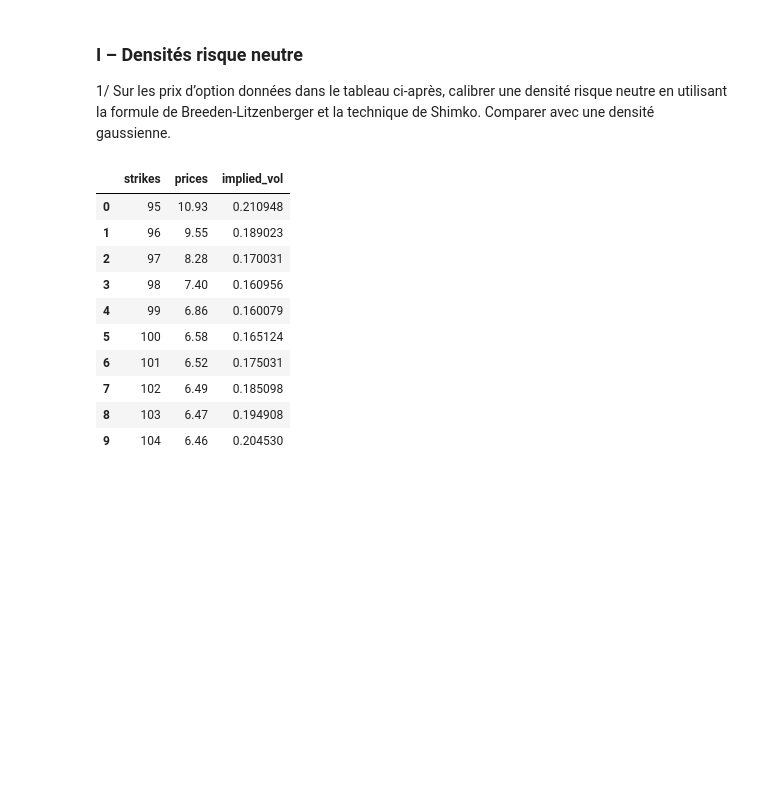
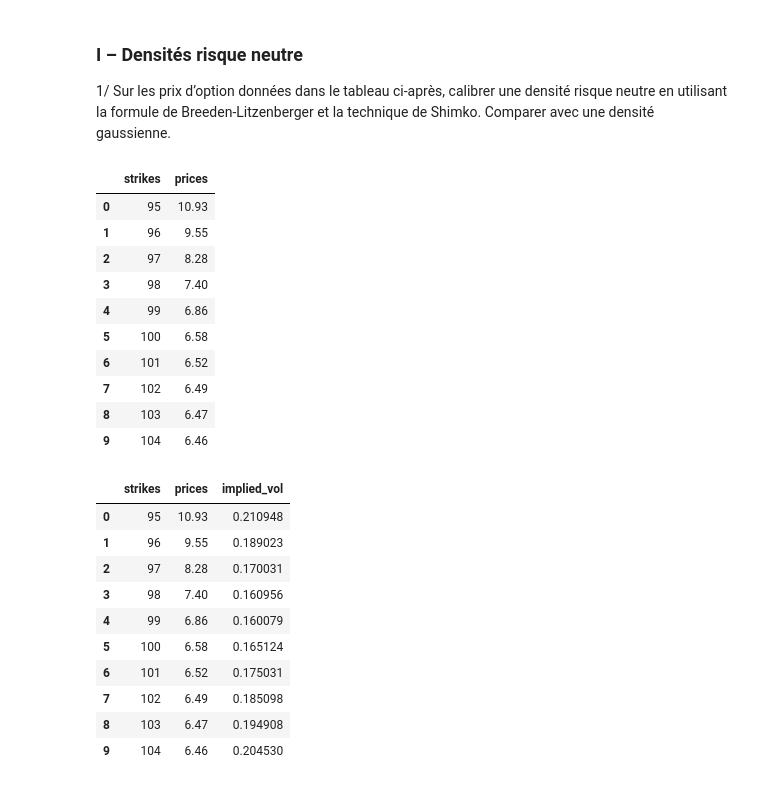
Before and after one commit to theomdvn/Calibration, a Jupyter notebook: Projet-Cal2.ipynb, the cells around one changed output. Cells and saved outputs as stored; diff of their text form; code cells hidden in the pictures; blank space fills up the shorter version.

```diff
--- a/Projet-Cal2.ipynb
+++ b/Projet-Cal2.ipynb
@@ -25,3 +24,17 @@ T=1
+# %%
+data
+# %% [output]
+|  | strikes | prices |
+| 0 | 95 | 10.93 |
+| 1 | 96 | 9.55 |
+| 2 | 97 | 8.28 |
+| 3 | 98 | 7.40 |
+| 4 | 99 | 6.86 |
+| 5 | 100 | 6.58 |
+| 6 | 101 | 6.52 |
+| 7 | 102 | 6.49 |
+| 8 | 103 | 6.47 |
+| 9 | 104 | 6.46 |
 # %%
 def black_scholes_call_price(S, K, T, r, sigma):
     d1 = (np.log(S / K) + (r + 0.5 * sigma ** 2) * T) / (sigma * np.sqrt(T))
```
Also changed, not shown: parts of 17 cells of this notebook.
